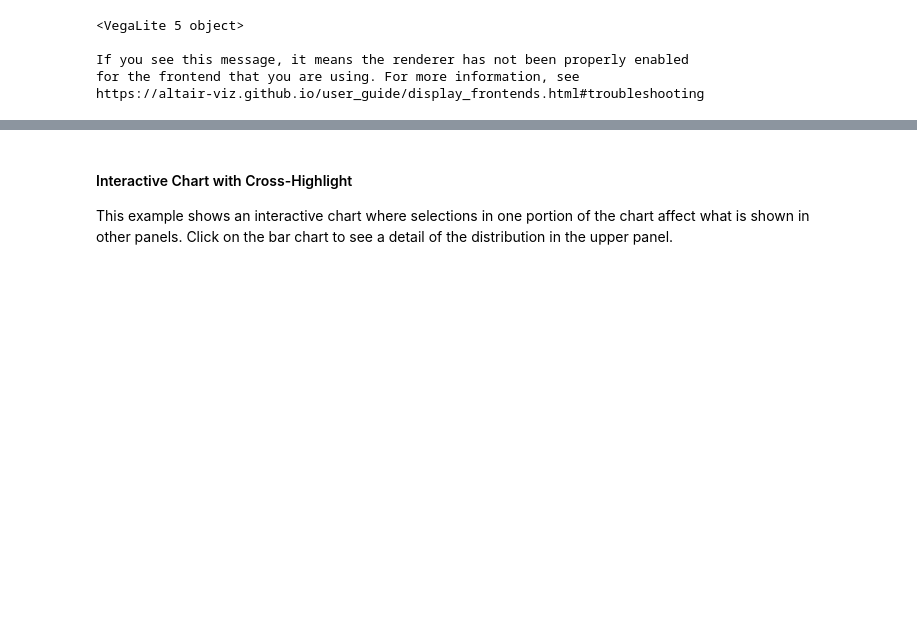
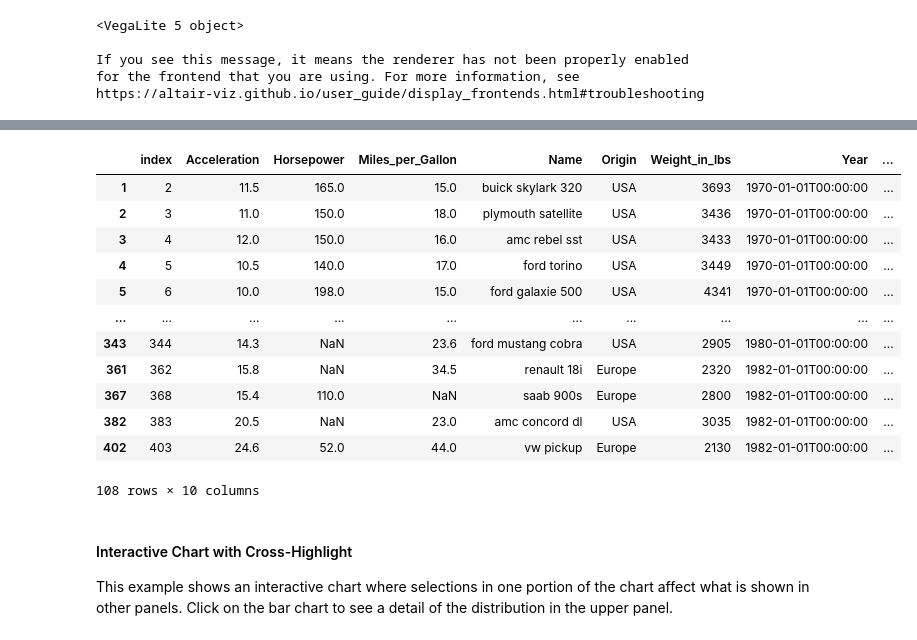
Before and after one commit to visdesignlab/persist, a Jupyter notebook: examples/basic_ext_test.ipynb, the cells around one changed output, grey strips where cells are left out. Cells and saved outputs as stored; diff of their text form; code cells hidden in the pictures; blank space fills up the shorter version.

```diff
--- a/examples/basic_ext_test.ipynb
+++ b/examples/basic_ext_test.ipynb
@@ -53,0 +110,16 @@ https://altair-viz.github.io/user_guide/display_frontends.html#troubleshooting
+# %%
+selected
+# %% [output]
+|  | index | Acceleration | Horsepower | Miles_per_Gallon | Name | Origin | Weight_in_lbs | Year | ... |
+| 1 | 2 | 11.5 | 165.0 | 15.0 | buick skylark 320 | USA | 3693 | 1970-01-01T00:00:00 | ... |
+| 2 | 3 | 11.0 | 150.0 | 18.0 | plymouth satellite | USA | 3436 | 1970-01-01T00:00:00 | ... |
+| 3 | 4 | 12.0 | 150.0 | 16.0 | amc rebel sst | USA | 3433 | 1970-01-01T00:00:00 | ... |
+| 4 | 5 | 10.5 | 140.0 | 17.0 | ford torino | USA | 3449 | 1970-01-01T00:00:00 | ... |
+| 5 | 6 | 10.0 | 198.0 | 15.0 | ford galaxie 500 | USA | 4341 | 1970-01-01T00:00:00 | ... |
+| ... | ... | ... | ... | ... | ... | ... | ... | ... | ... |
+| 343 | 344 | 14.3 | NaN | 23.6 | ford mustang cobra | USA | 2905 | 1980-01-01T00:00:00 | ... |
+| 361 | 362 | 15.8 | NaN | 34.5 | renault 18i | Europe | 2320 | 1982-01-01T00:00:00 | ... |
+| 367 | 368 | 15.4 | 110.0 | NaN | saab 900s | Europe | 2800 | 1982-01-01T00:00:00 | ... |
+| 382 | 383 | 20.5 | NaN | 23.0 | amc concord dl | USA | 3035 | 1982-01-01T00:00:00 | ... |
+| 402 | 403 | 24.6 | 52.0 | 44.0 | vw pickup | Europe | 2130 | 1982-01-01T00:00:00 | ... |
+108 rows × 10 columns
```
Also changed, not shown: parts of 16 cells of this notebook, 6 other files.
